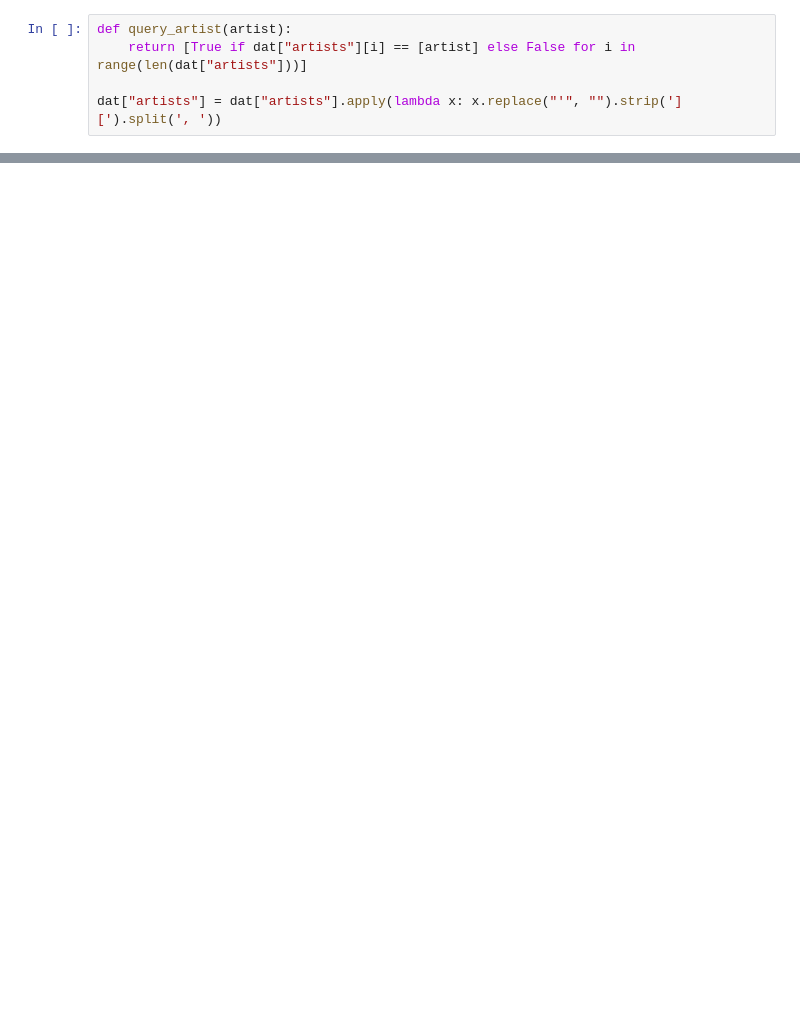
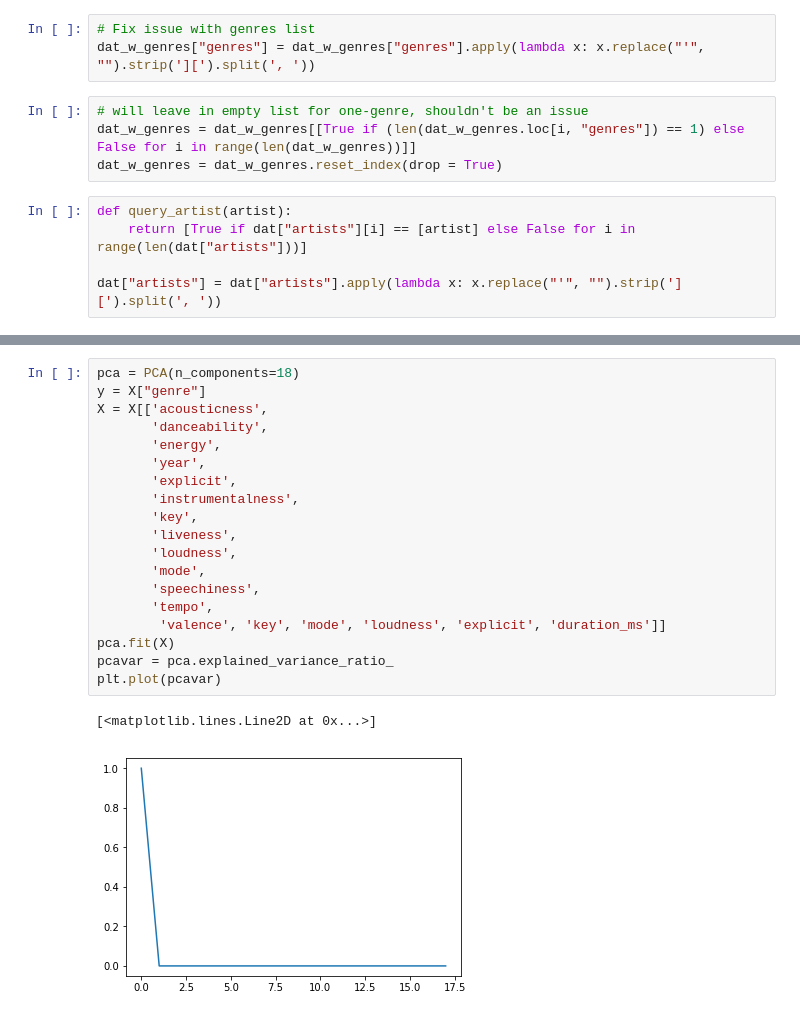
Before and after one commit to zainkhan9/spotify_ml, a Jupyter notebook: Clustering.ipynb, the cells around one changed output, grey strips where cells are left out. Saved outputs shown, nothing was run; the diff lists cells and outputs as text; blank space fills up the shorter version.

```diff
--- a/Clustering.ipynb
+++ b/Clustering.ipynb
@@ -12,3 +26,10 @@ dat_w_genres = pd.read_csv("archive/data_w_genres.csv")
+# %%
+# Fix issue with genres list
+dat_w_genres["genres"] = dat_w_genres["genres"].apply(lambda x: x.replace("'", "").strip('][').split(', '))
+# %%
+# will leave in empty list for one-genre, shouldn't be an issue
+dat_w_genres = dat_w_genres[[True if (len(dat_w_genres.loc[i, "genres"]) == 1) else False for i in range(len(dat_w_genres))]]
+dat_w_genres = dat_w_genres.reset_index(drop = True)
 # %%
 def query_artist(artist):
     return [True if dat["artists"][i] == [artist] else False for i in range(len(dat["artists"]))]
@@ -136 +314,23 @@ plt.plot(pcavar)
+# %%
+pca = PCA(n_components=18)
+y = X["genre"]
+X = X[['acousticness',
+       'danceability',
+       'energy',
+       'year',
+       'explicit',
+       'instrumentalness',
+       'key',
+       'liveness',
+       'loudness',
+       'mode',
+       'speechiness',
+       'tempo',
+        'valence', 'key', 'mode', 'loudness', 'explicit', 'duration_ms']]
+pca.fit(X)
+pcavar = pca.explained_variance_ratio_
+plt.plot(pcavar)
+# %% [output]
+[<matplotlib.lines.Line2D at 0x...>]
+[figure, added]
 # %%
```
Also changed, not shown: parts of 31 cells of this notebook.
